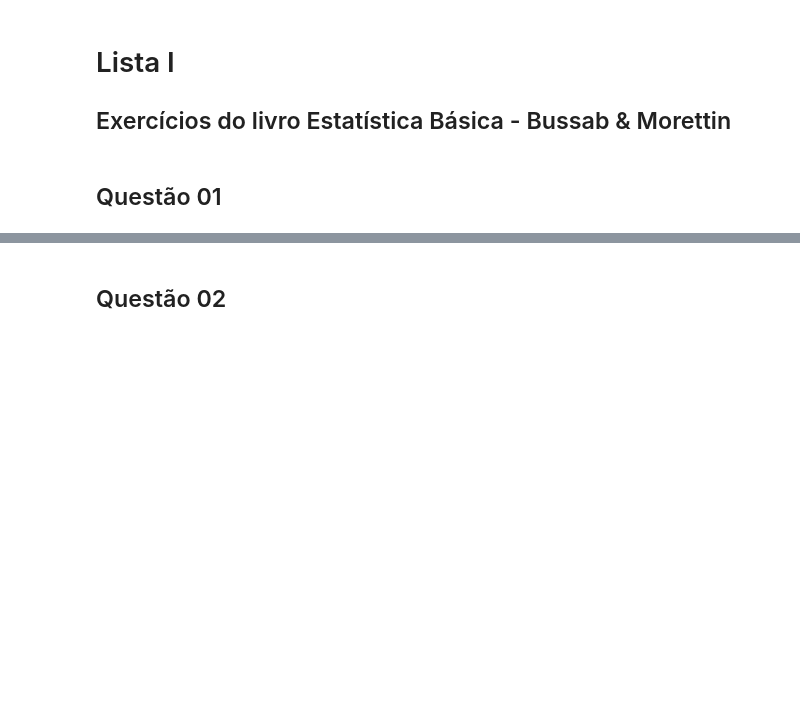
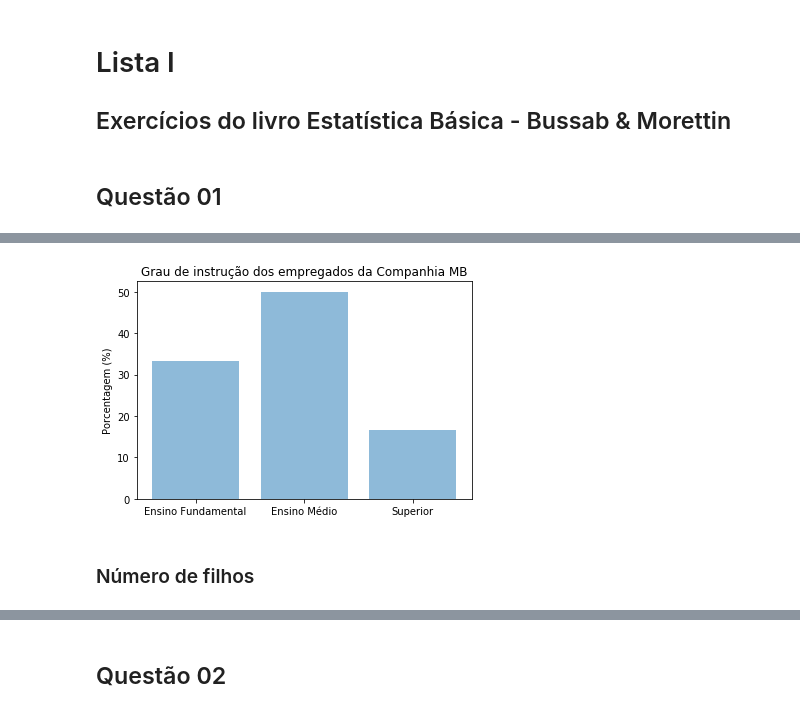
Before and after one commit to rubemkalebe/statistics, a Jupyter notebook: Estatística Descritiva/Lista I (Respostas).ipynb, the cells around one changed output, grey strips where cells are left out. Saved outputs shown, nothing was run; the diff lists cells and outputs as text; code cells hidden in the pictures; blank space fills up the shorter version.

```diff
--- a/Estatística Descritiva/Lista I (Respostas).ipynb
+++ b/Estatística Descritiva/Lista I (Respostas).ipynb
@@ -22,0 +68,14 @@ dataset.head(5)
+# %%
+grau_labels = ['Ensino Fundamental', 'Ensino Médio', 'Superior']
+freq_grau = [33.3, 50.0, 16.6]
+y_pos = np.arange(len(grau_labels))
+
+plt.bar(y_pos, freq_grau, align = 'center', alpha = 0.5)
+plt.xticks(y_pos, grau_labels)
+plt.ylabel('Porcentagem (%)')
+plt.title('Grau de instrução dos empregados da Companhia MB')
+plt.show()
+# %% [output]
+[figure, added]
+# %% [markdown]
+### Número de filhos
```
Also changed, not shown: parts of 23 cells of this notebook, 1 other file.
